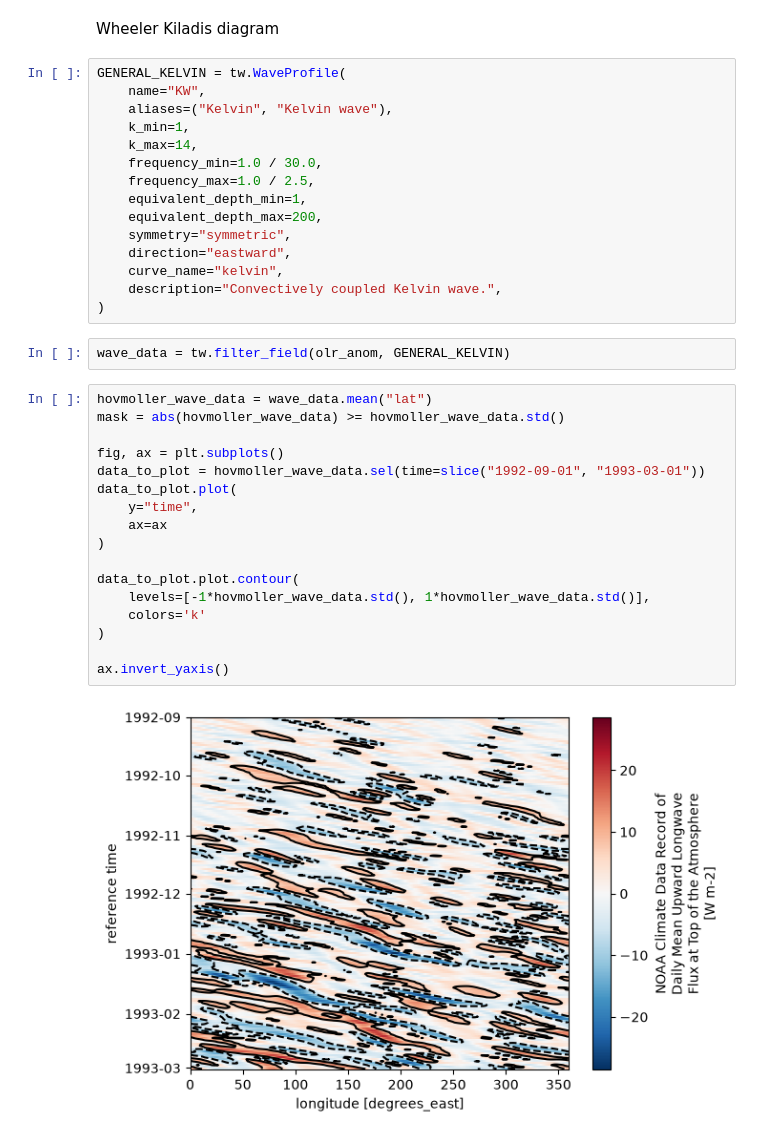
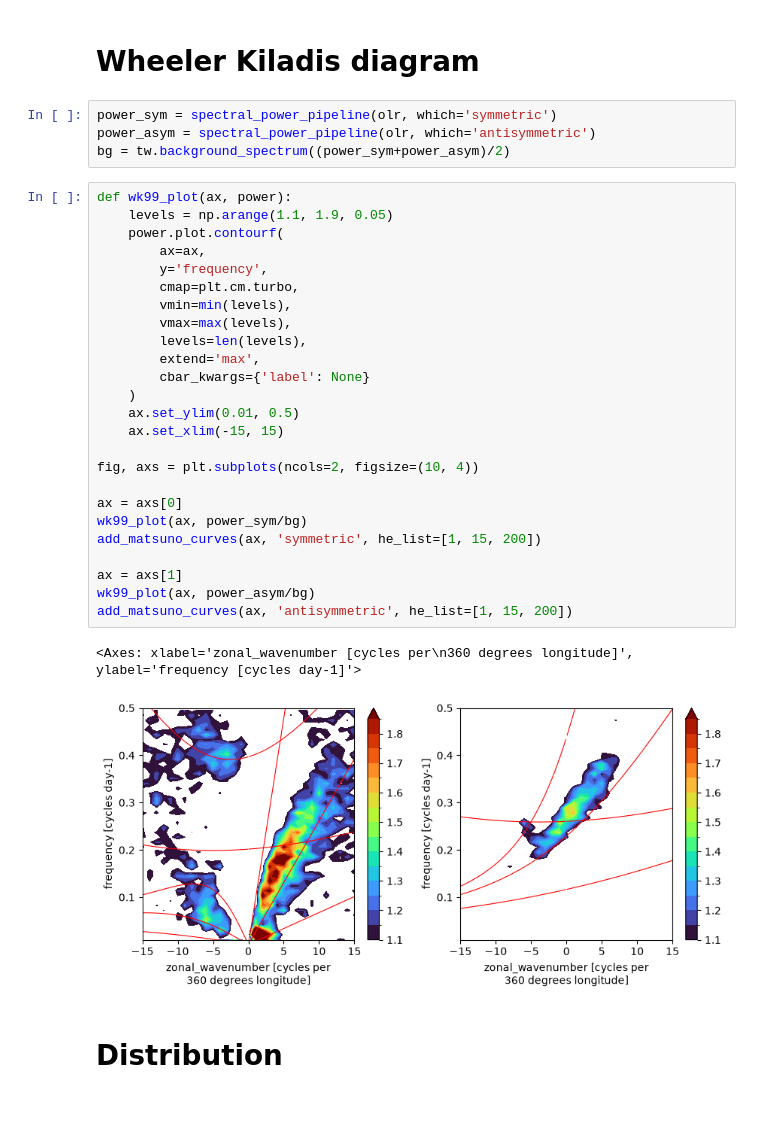
Before and after one commit to pedroanguloumana/cmip6_equiv_depth_distributions, a Jupyter notebook: notebooks/NOAA_OLR_heff.ipynb, the cells around one changed output. Cells and saved outputs as stored; diff of their text form; blank space fills up the shorter version.

```diff
--- a/notebooks/NOAA_OLR_heff.ipynb
+++ b/notebooks/NOAA_OLR_heff.ipynb
@@ -29,38 +35,36 @@ olr_anom = tw.apply_window(
 # %% [markdown]
-Wheeler Kiladis diagram
+# Wheeler Kiladis diagram
-# %%
-GENERAL_KELVIN = tw.WaveProfile(
-    name="KW",
-    aliases=("Kelvin", "Kelvin wave"),
-    k_min=1,
-    k_max=14,
-    frequency_min=1.0 / 30.0,
-    frequency_max=1.0 / 2.5,
-    equivalent_depth_min=1,
-    equivalent_depth_max=200,
-    symmetry="symmetric",
-    direction="eastward",
-    curve_name="kelvin",
-    description="Convectively coupled Kelvin wave.",
-)
-# %%
-wave_data = tw.filter_field(olr_anom, GENERAL_KELVIN)
-# %%
-hovmoller_wave_data = wave_data.mean("lat")
-mask = abs(hovmoller_wave_data) >= hovmoller_wave_data.std()
-
-fig, ax = plt.subplots()
-data_to_plot = hovmoller_wave_data.sel(time=slice("1992-09-01", "1993-03-01"))
-data_to_plot.plot(
-    y="time",
-    ax=ax
-)
-
-data_to_plot.plot.contour(
-    levels=[-1*hovmoller_wave_data.std(), 1*hovmoller_wave_data.std()],
-    colors='k'
-)
-
-ax.invert_yaxis()
-# %% [output]
-[figure, removed]
+# %%
+power_sym = spectral_power_pipeline(olr, which='symmetric')
+power_asym = spectral_power_pipeline(olr, which='antisymmetric')
+bg = tw.background_spectrum((power_sym+power_asym)/2)
+# %%
+def wk99_plot(ax, power):
+    levels = np.arange(1.1, 1.9, 0.05)
+    power.plot.contourf(
+        ax=ax,
+        y='frequency',
+        cmap=plt.cm.turbo,
+        vmin=min(levels),
+        vmax=max(levels),
+        levels=len(levels),
+        extend='max',
+        cbar_kwargs={'label': None}
+    )
+    ax.set_ylim(0.01, 0.5)
+    ax.set_xlim(-15, 15)
+
+fig, axs = plt.subplots(ncols=2, figsize=(10, 4))
+
+ax = axs[0]
+wk99_plot(ax, power_sym/bg)
+add_matsuno_curves(ax, 'symmetric', he_list=[1, 15, 200])
+
+ax = axs[1]
+wk99_plot(ax, power_asym/bg)
+add_matsuno_curves(ax, 'antisymmetric', he_list=[1, 15, 200])
+# %% [output]
+<Axes: xlabel='zonal_wavenumber [cycles per\n360 degrees longitude]', ylabel='frequency [cycles day-1]'>
+[figure, added]
+# %% [markdown]
+# Distribution
```
Also changed, not shown: parts of 10 cells of this notebook, 18 other files.
